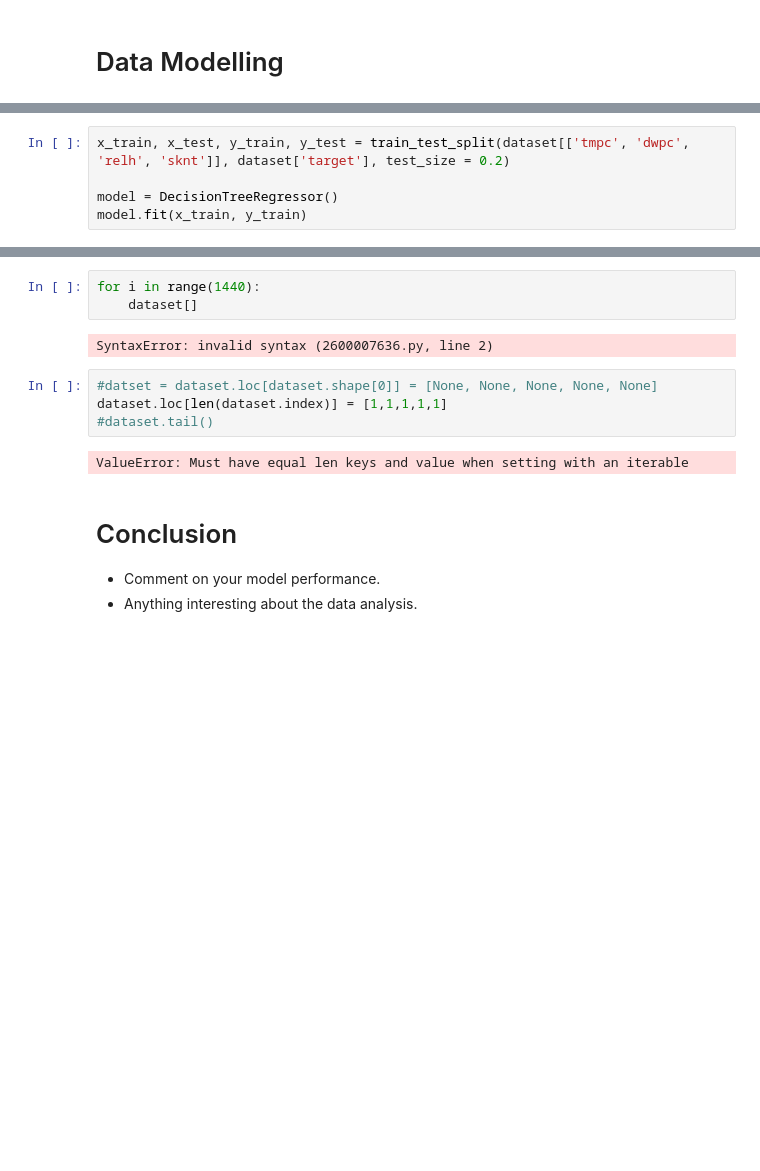
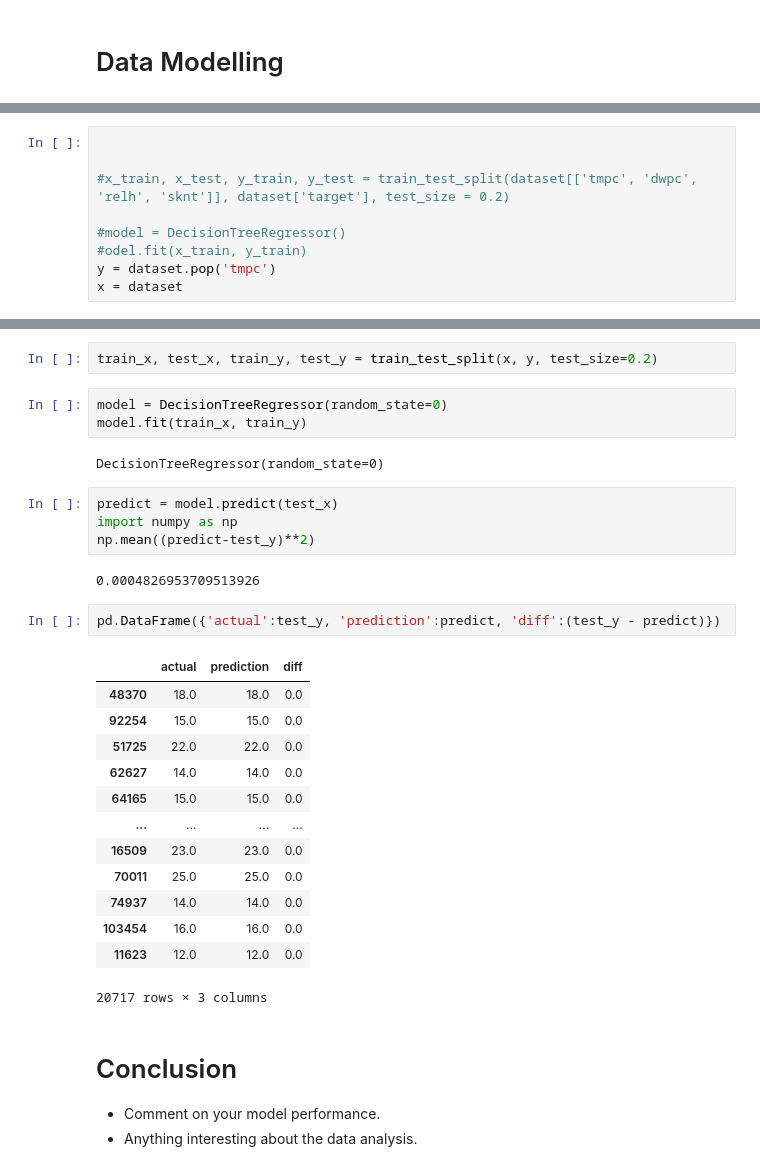
Before and after one commit to RuiGene/2022-Phase-2, a Jupyter notebook: 3. Data Science/submission.ipynb, the cells around one changed output, grey strips where cells are left out. Drawn from its saved outputs; the diff is of its cells as text; blank space fills up the shorter version.

```diff
--- a/3. Data Science/submission.ipynb
+++ b/3. Data Science/submission.ipynb
@@ -231,5 +204,9 @@ dataset = dataset.iloc[:-1,:].copy()
 # %%
-x_train, x_test, y_train, y_test = train_test_split(dataset[['tmpc', 'dwpc', 'relh', 'sknt']], dataset['target'], test_size = 0.2)
 
-model = DecisionTreeRegressor()
-model.fit(x_train, y_train)
+
+#x_train, x_test, y_train, y_test = train_test_split(dataset[['tmpc', 'dwpc', 'relh', 'sknt']], dataset['target'], test_size = 0.2)
+
+#model = DecisionTreeRegressor()
+#odel.fit(x_train, y_train)
+y = dataset.pop('tmpc')
+x = dataset
@@ -248,14 +213,32 @@ dataset.tail()
-# %%
-for i in range(1440):
-    dataset[]
-# %% [output]
-SyntaxError: invalid syntax (2600007636.py, line 2)
-# %%
-#datset = dataset.loc[dataset.shape[0]] = [None, None, None, None, None]
-dataset.loc[len(dataset.index)] = [1,1,1,1,1]
-#dataset.tail()
-# %% [output]
-ValueError: Must have equal len keys and value when setting with an iterable
+# %%
+train_x, test_x, train_y, test_y = train_test_split(x, y, test_size=0.2)
+# %%
+model = DecisionTreeRegressor(random_state=0)
+model.fit(train_x, train_y)
+# %% [output]
+DecisionTreeRegressor(random_state=0)
+# %%
+predict = model.predict(test_x)
+import numpy as np
+np.mean((predict-test_y)**2)
+# %% [output]
+0.0004826953709513926
+# %%
+pd.DataFrame({'actual':test_y, 'prediction':predict, 'diff':(test_y - predict)})
+# %% [output]
+|  | actual | prediction | diff |
+| 48370 | 18.0 | 18.0 | 0.0 |
+| 92254 | 15.0 | 15.0 | 0.0 |
+| 51725 | 22.0 | 22.0 | 0.0 |
+| 62627 | 14.0 | 14.0 | 0.0 |
+| 64165 | 15.0 | 15.0 | 0.0 |
+| ... | ... | ... | ... |
+| 16509 | 23.0 | 23.0 | 0.0 |
+| 70011 | 25.0 | 25.0 | 0.0 |
+| 74937 | 14.0 | 14.0 | 0.0 |
+| 103454 | 16.0 | 16.0 | 0.0 |
+| 11623 | 12.0 | 12.0 | 0.0 |
+20717 rows × 3 columns
 # %% [markdown]
 # Conclusion
 
```
Also changed, not shown: parts of 11 cells of this notebook.
